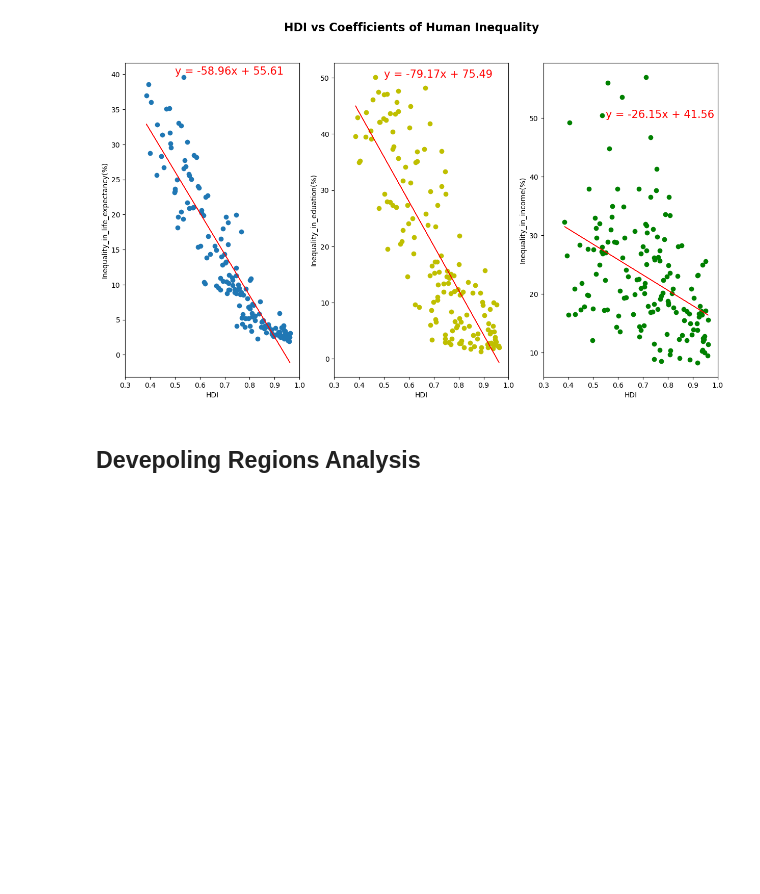
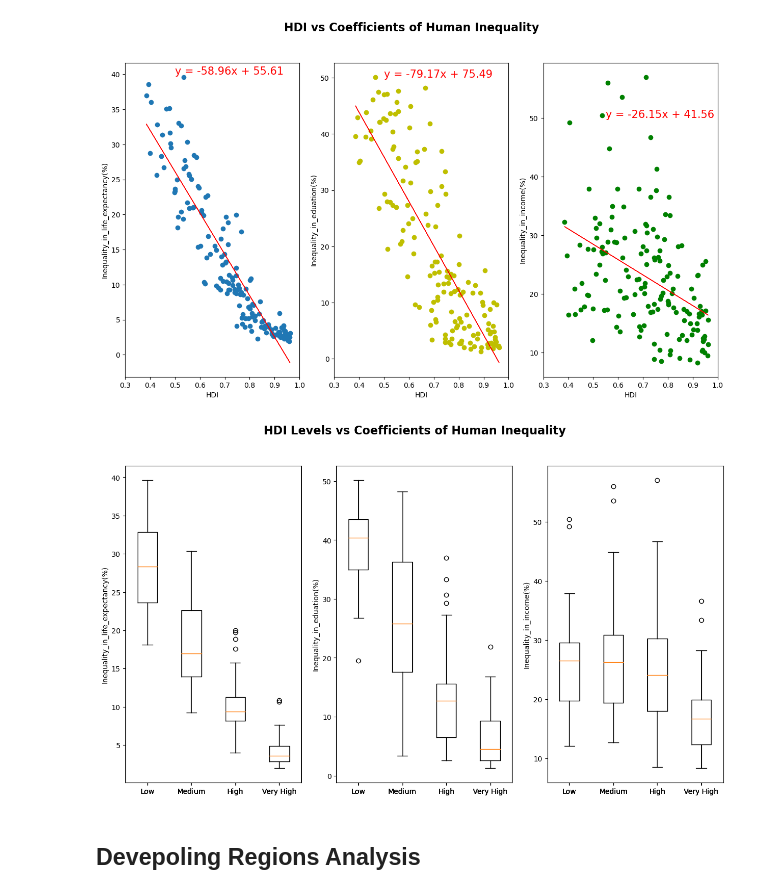
Before and after one commit to AbdullaMashaly/Human_Development_Index, a Jupyter notebook: HDI_Analysis.ipynb, the cells around one changed output. Drawn from its saved outputs; the diff is of its cells as text; code cells hidden in the pictures; blank space fills up the shorter version.

Commit message:
analysis and region page updates

```diff
--- a/HDI_Analysis.ipynb
+++ b/HDI_Analysis.ipynb
@@ -238,6 +238,40 @@ The correlation coefficient for Inequality in life expectancy is: -0.92203536858
 The correlation coefficient for Inequality in education is: -0.8317160375808982
 The correlation coefficient for Inequality in income is: -0.418772074620578
 [figure]
+# %%
+# Merge HDI by Level and IHDI Dataframes
+HDI_IHDI_Low = pd.merge(Low.loc[:,['iso3', 'country', 'region', 'HDI_Code', 'HDI_Rank','Human Development Index 2021']], IHDI_2021, on="iso3", how="inner")
+HDI_IHDI_Low.drop(columns=['country_y', 'HDI_Code_y'], inplace=True)
+HDI_IHDI_Low.rename(columns={'country_x':'country', 'HDI_Code_x':'HDI_Code'}, inplace=True)
+
+HDI_IHDI_Medium = pd.merge(Medium.loc[:,['iso3', 'country', 'region', 'HDI_Code', 'HDI_Rank','Human Development Index 2021']], IHDI_2021, on="iso3", how="inner")
+HDI_IHDI_Medium.drop(columns=['country_y', 'HDI_Code_y'], inplace=True)
+HDI_IHDI_Medium.rename(columns={'country_x':'country', 'HDI_Code_x':'HDI_Code'}, inplace=True)
+
+HDI_IHDI_High = pd.merge(High.loc[:,['iso3', 'country', 'region', 'HDI_Code', 'HDI_Rank','Human Development Index 2021']], IHDI_2021, on="iso3", how="inner")
+HDI_IHDI_High.drop(columns=['country_y', 'HDI_Code_y'], inplace=True)
+HDI_IHDI_High.rename(columns={'country_x':'country', 'HDI_Code_x':'HDI_Code'}, inplace=True)
+
+HDI_IHDI_Very_High = pd.merge(very_high.loc[:,['iso3', 'country', 'region', 'HDI_Code', 'HDI_Rank','Human Development Index 2021']], IHDI_2021, on="iso3", how="inner")
+HDI_IHDI_Very_High.drop(columns=['country_y', 'HDI_Code_y'], inplace=True)
+HDI_IHDI_Very_High.rename(columns={'country_x':'country', 'HDI_Code_x':'HDI_Code'}, inplace=True)
+# %%
+# Generate a Box Plot for HDI Levels vs coefficient of Human Inequality for each HDI component
+fig, (ax1, ax2, ax3) = plt.subplots(1,3, sharex=True, figsize=(15,8))
+fig.suptitle("HDI Levels vs Coefficients of Human Inequality", fontsize=16, fontweight="bold")
+
+ax1.boxplot([HDI_IHDI_Low['Inequality_in_life_expectancy(%)'], HDI_IHDI_Medium['Inequality_in_life_expectancy(%)'], HDI_IHDI_High['Inequality_in_life_expectancy(%)'], HDI_IHDI_Very_High['Inequality_in_life_expectancy(%)']], labels=['Low', 'Medium', 'High', 'Very High'])
+ax1.set_ylabel("Inequality_in_life_expectancy(%)")
+
+ax2.boxplot([HDI_IHDI_Low['Inequality_in_eduation(%)'], HDI_IHDI_Medium['Inequality_in_eduation(%)'], HDI_IHDI_High['Inequality_in_eduation(%)'], HDI_IHDI_Very_High['Inequality_in_eduation(%)']], labels=['Low', 'Medium', 'High', 'Very High'])
+ax2.set_ylabel("Inequality_in_eduation(%)")
+
+ax3.boxplot([HDI_IHDI_Low['Inequality_in_income(%)'], HDI_IHDI_Medium['Inequality_in_income(%)'], HDI_IHDI_High['Inequality_in_income(%)'], HDI_IHDI_Very_High['Inequality_in_income(%)']], labels=['Low', 'Medium', 'High', 'Very High'])
+ax3.set_ylabel("Inequality_in_income(%)")
+
+plt.show()
+# %% [output]
+[figure, added]
 # %% [markdown]
 ## Devepoling Regions Analysis
 # %%
```
Also changed, not shown: parts of 2 cells of this notebook, 3 other files.
